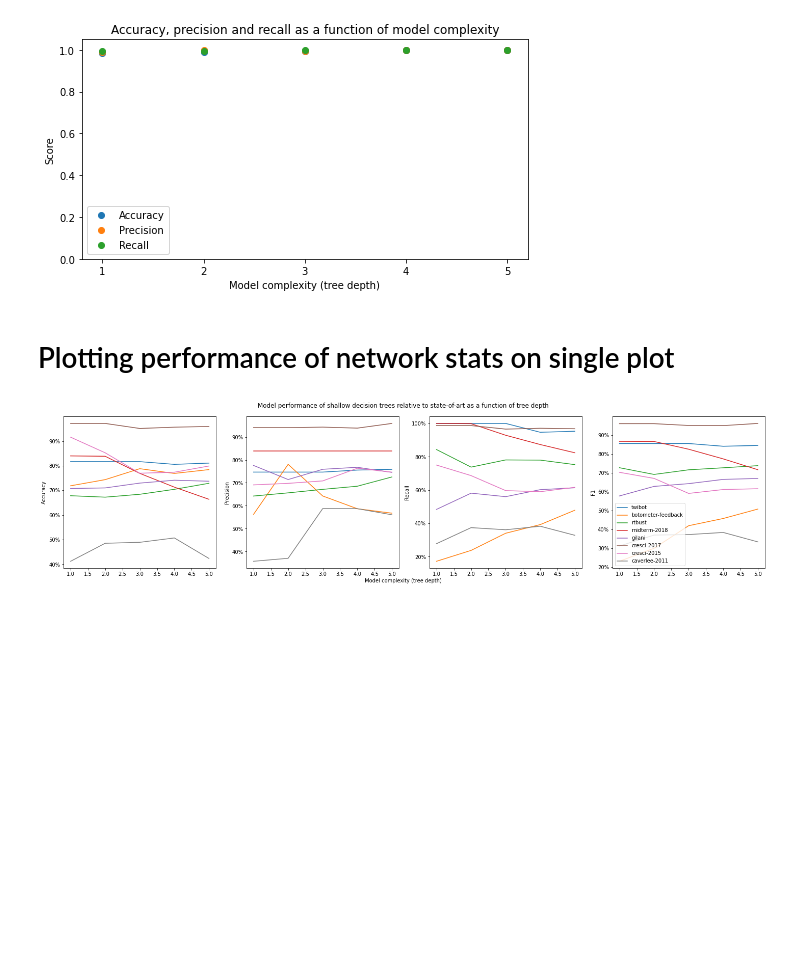
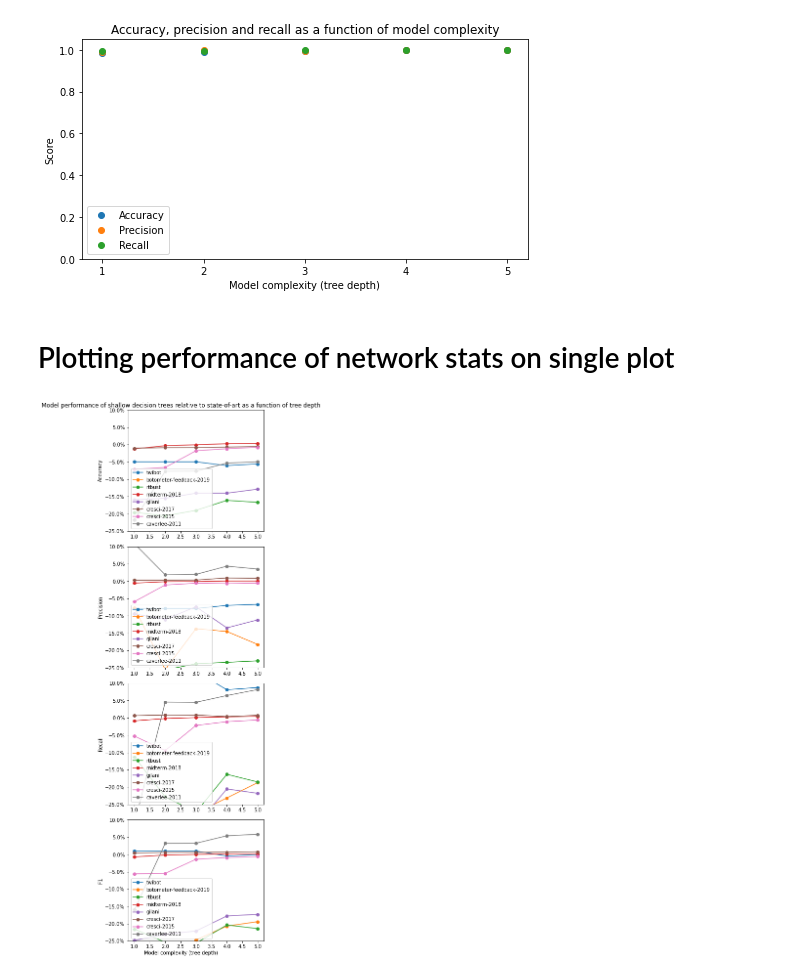
Before and after one commit to johnchrishays/bot-detection, a Jupyter notebook: Simple Decision Rules Give High Accuracy for Detecting Social Bots on Benchmark Datasets.ipynb, the cells around one changed output. Cells and saved outputs as stored; diff of their text form; code cells hidden in the pictures; blank space fills up the shorter version.

```diff
--- a/Simple Decision Rules Give High Accuracy for Detecting Social Bots on Benchmark Datasets.ipynb
+++ b/Simple Decision Rules Give High Accuracy for Detecting Social Bots on Benchmark Datasets.ipynb
@@ -596,6 +817,7 @@ def format_time(dt):
         print(dt)
 
 cresci2017 = pd.concat(dfs)
+cresci2017_labels = pd.Series(cresci2017_labels)
 
 
 
@@ -703,6 +934,8 @@ for name, ib in zip(folder_names, is_bot):
 
 cresci2015 = pd.concat(dfs)
 cresci2015["created_at"] = cresci2015["created_at"].apply(lambda dt: datetime.strptime(dt, "%a %b %d %H:%M:%S %z %Y").timestamp())
+cresci2015_labels = pd.Series(cresci2015_labels)
+
 
 # Preprocess
 cresci2015_one_hot = preprocess(cresci2015,
@@ -830,4 +1051,4 @@ caverlee2011_humans = pd.read_csv(PROJ_PATH + "/data/social_honeypot_icwsm_2011/
 caverlee2011 = pd.concat([caverlee2011_bots, caverlee2011_humans])
 caverlee2011["CreatedAt"] = caverlee2011["CreatedAt"].apply(lambda dt: datetime.strptime(dt, "%Y-%m-%d %H:%M:%S").timestamp())
 caverlee2011.drop(columns=["CollectedAt", "UserID"], inplace=True)
-caverlee2011_labels = [1]*len(caverlee2011_bots) + [0]*len(caverlee2011_humans)
+caverlee2011_labels = pd.Series([1]*len(caverlee2011_bots) + [0]*len(caverlee2011_humans))
@@ -857,3 +1072,5 @@ F1: 0.9126553317482392
  0.9098796905049421,
  0.9154479593214238,
  0.9126553317482392)
+# %%
+train_test_fit_and_score(caverlee2011, caverlee2011_labels)
@@ -1305,17 +1540,32 @@ metric_names = ['Accuracy', 'Precision', 'Recall', 'F1']
 # %%
-fig, axes = plt.subplots(1,4, figsize=(20, 5))
+fig, axes = plt.subplots(4,1, figsize=(5, 16))
 
 for i, metric_name in enumerate(metric_names):
-    for name, scr in zip(names, scores):
-        metric_i = [item[i]*100 for item in scr]
-        axes[i].plot(range(1,6), metric_i, label=name)
+    for name, d in scores_dict.items():
+#         if (name in ['gilani', 'botometer-feedback-2019', 'rtbust']):
+#             continue
+        if i == 0:
+            if 'a' in d:
+                soa_score = d['a']
+            else:
+                soa_score = calculate_accuracy(d['p'], d['r'], d['num_bots'], d['num_humans'])
+        if i == 1:
+            soa_score = d['p']
+        if i == 2:
+            soa_score = d['r']
+        if i == 3:
+            soa_score = 2 * (d['p'] * d['r']) / (d['p'] + d['r'])
+
+        metric_i = [(item[i] - soa_score)*100 for item in d['scores']]
+        axes[i].plot(range(1,6), metric_i, label=name, marker="o")
     axes[i].set_ylabel(metric_name)
+    axes[i].set_ylim((-25,10))
     yticks = mtick.PercentFormatter(is_latex=True)
     axes[i].yaxis.set_major_formatter(yticks)
-axes[3].legend()
+    axes[i].legend(loc='lower left')
 fig.text(0.5, 0.0, 'Model complexity (tree depth)', ha='center')
 fig.suptitle("Model performance of shallow decision trees relative to state-of-art as a function of tree depth")
 fig.tight_layout()
 plt.show()
 # %% [output]
-[figure, old version]
+[figure, new version]
```
Also changed, not shown: parts of 33 cells of this notebook.
